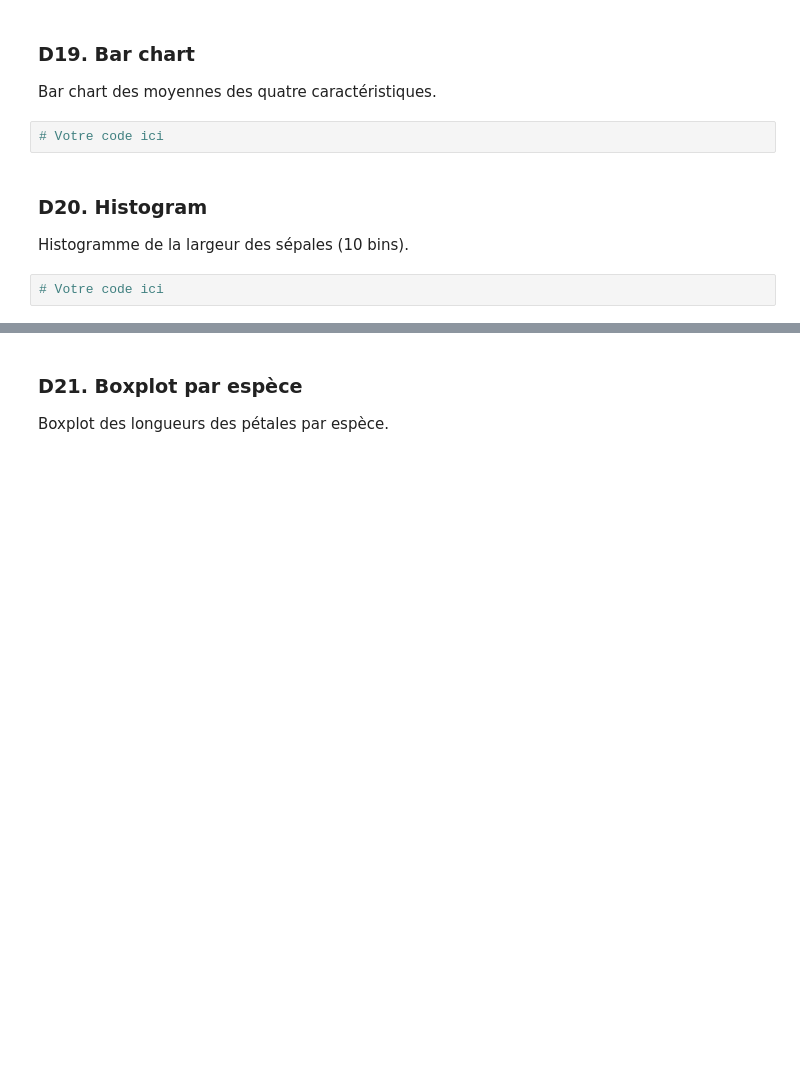
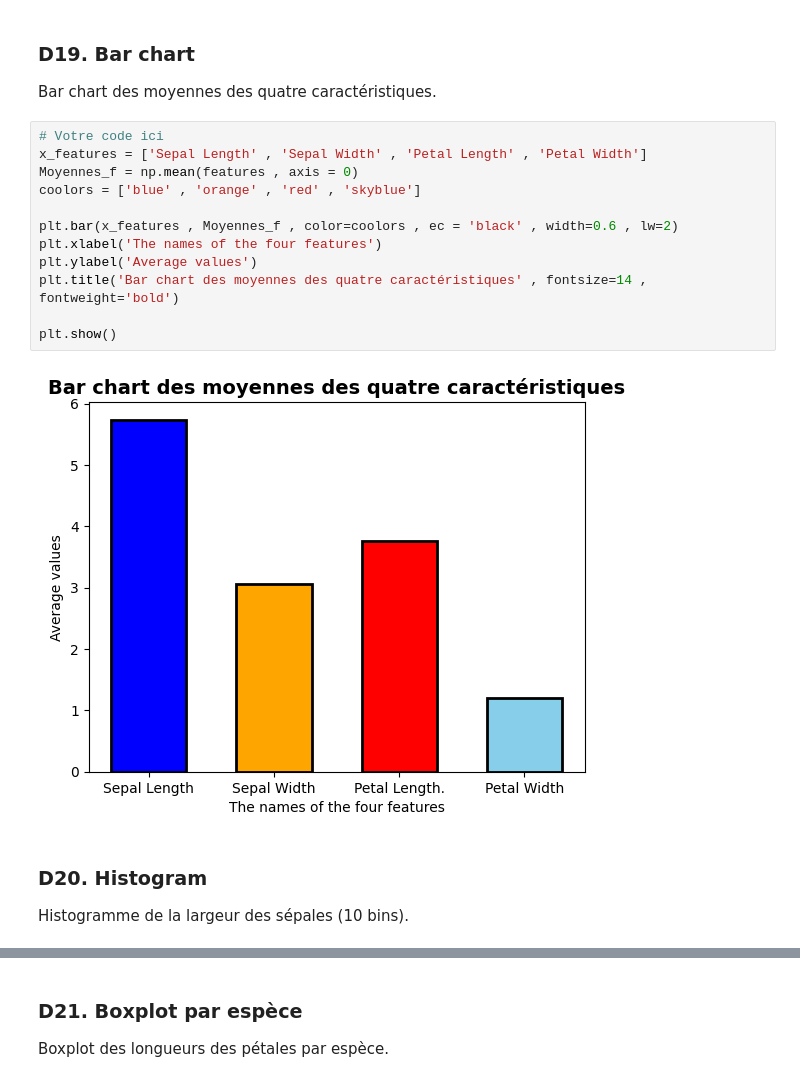
Before and after one commit to USMS-FPK-IA-GI-2025/controle-01-numpy-and-matplotlib-iris-YoussefDIDI79, a Jupyter notebook: notebooks/controle_numpy_matplotlib.ipynb, the cells around one changed output, grey strips where cells are left out. Cells and saved outputs as stored; diff of their text form; blank space fills up the shorter version.

```diff
--- a/notebooks/controle_numpy_matplotlib.ipynb
+++ b/notebooks/controle_numpy_matplotlib.ipynb
@@ -326,10 +327,20 @@ plt.show()
 # %% [markdown]
 ### D19. Bar chart
 Bar chart des moyennes des quatre caractéristiques.
-# %%
-# Votre code ici
+# %%
+# Votre code ici
+x_features = ['Sepal Length' , 'Sepal Width' , 'Petal Length' , 'Petal Width']
+Moyennes_f = np.mean(features , axis = 0)
+coolors = ['blue' , 'orange' , 'red' , 'skyblue']
+
+plt.bar(x_features , Moyennes_f , color=coolors , ec = 'black' , width=0.6 , lw=2)
+plt.xlabel('The names of the four features')
+plt.ylabel('Average values')
+plt.title('Bar chart des moyennes des quatre caractéristiques' , fontsize=14 , fontweight='bold')
+
+plt.show()
+# %% [output]
+[figure, added]
 # %% [markdown]
 ### D20. Histogram
 Histogramme de la largeur des sépales (10 bins).
-# %%
-# Votre code ici
```
Also changed, not shown: parts of 4 cells of this notebook.
